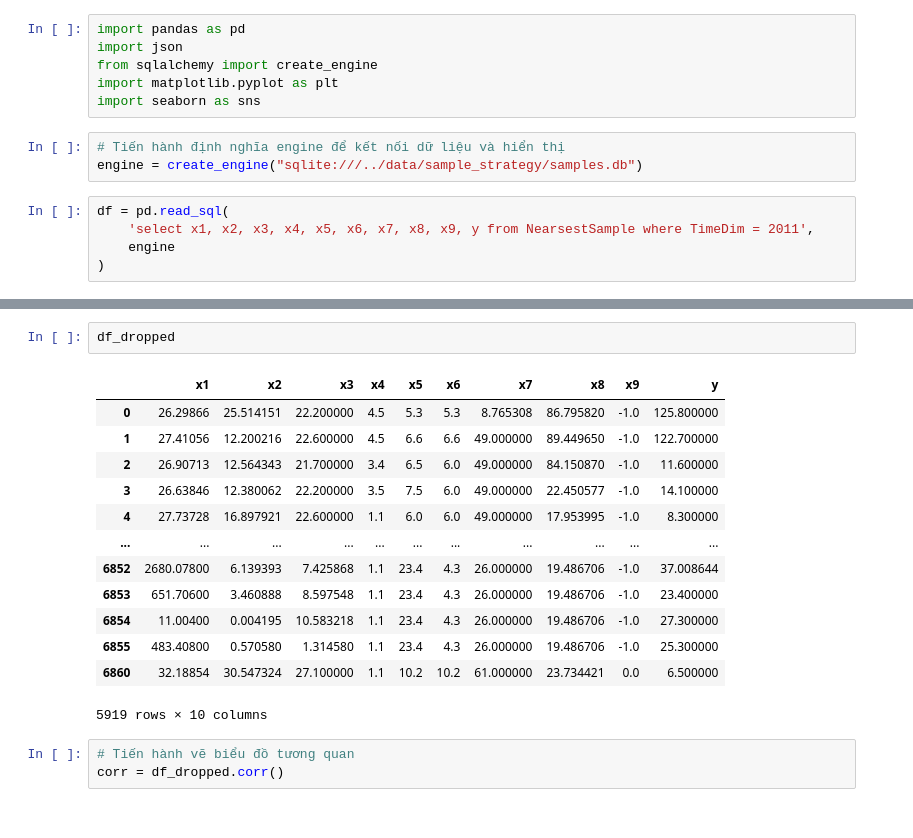
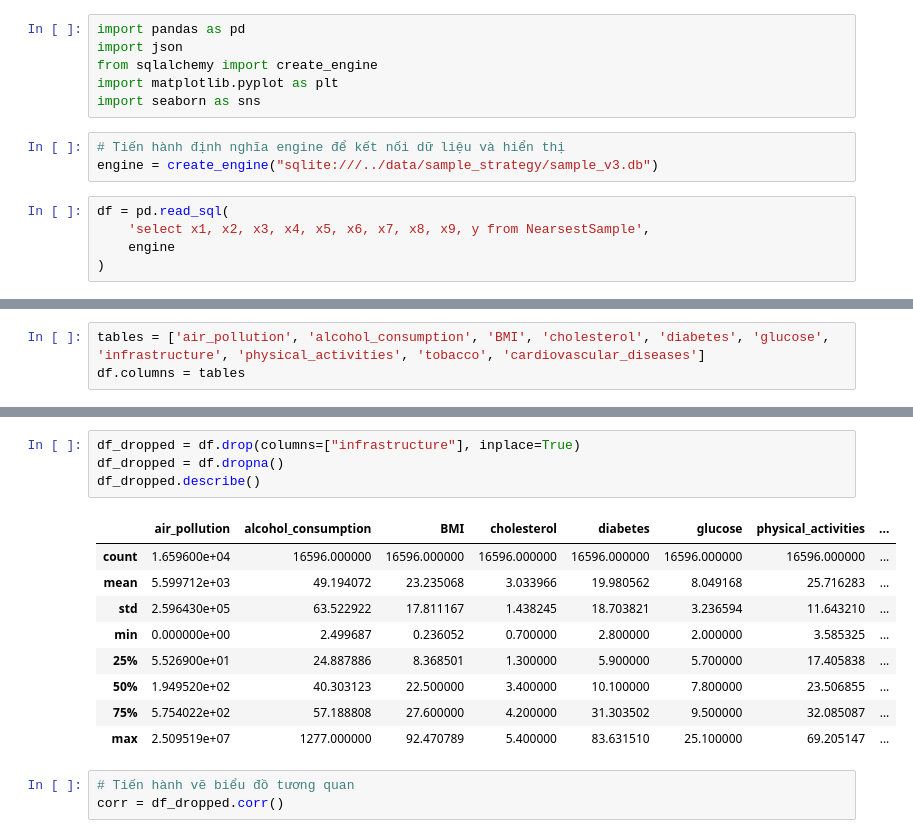
Before and after one commit to baolam/heart-disease-analysis, a Jupyter notebook: processing/check_var_sample.ipynb, the cells around one changed output, grey strips where cells are left out. Drawn from its saved outputs; the diff is of its cells as text.

```diff
--- a/processing/check_var_sample.ipynb
+++ b/processing/check_var_sample.ipynb
@@ -6,9 +6,9 @@ import matplotlib.pyplot as plt
 import seaborn as sns
 # %%
 # Tiến hành định nghĩa engine để kết nối dữ liệu và hiển thị
-engine = create_engine("sqlite:///../data/sample_strategy/samples.db")
+engine = create_engine("sqlite:///../data/sample_strategy/sample_v3.db")
 # %%
 df = pd.read_sql(
-    'select x1, x2, x3, x4, x5, x6, x7, x8, x9, y from NearsestSample where TimeDim = 2011',
+    'select x1, x2, x3, x4, x5, x6, x7, x8, x9, y from NearsestSample',
     engine
 )
@@ -38,0 +15,3 @@ df_dropped = df.dropna()
+# %%
+tables = ['air_pollution', 'alcohol_consumption', 'BMI', 'cholesterol', 'diabetes', 'glucose', 'infrastructure', 'physical_activities', 'tobacco', 'cardiovascular_diseases']
+df.columns = tables
@@ -39,19 +30,17 @@ df_dropped = df.dropna()
 # %%
-df_dropped
+df_dropped = df.drop(columns=["infrastructure"], inplace=True)
+df_dropped = df.dropna()
+df_dropped.describe()
 # %% [output]
-|  | x1 | x2 | x3 | x4 | x5 | x6 | x7 | x8 | x9 | y |
-| 0 | 26.29866 | 25.514151 | 22.200000 | 4.5 | 5.3 | 5.3 | 8.765308 | 86.795820 | -1.0 | 125.800000 |
-| 1 | 27.41056 | 12.200216 | 22.600000 | 4.5 | 6.6 | 6.6 | 49.000000 | 89.449650 | -1.0 | 122.700000 |
-| 2 | 26.90713 | 12.564343 | 21.700000 | 3.4 | 6.5 | 6.0 | 49.000000 | 84.150870 | -1.0 | 11.600000 |
-| 3 | 26.63846 | 12.380062 | 22.200000 | 3.5 | 7.5 | 6.0 | 49.000000 | 22.450577 | -1.0 | 14.100000 |
-| 4 | 27.73728 | 16.897921 | 22.600000 | 1.1 | 6.0 | 6.0 | 49.000000 | 17.953995 | -1.0 | 8.300000 |
-| ... | ... | ... | ... | ... | ... | ... | ... | ... | ... | ... |
-| 6852 | 2680.07800 | 6.139393 | 7.425868 | 1.1 | 23.4 | 4.3 | 26.000000 | 19.486706 | -1.0 | 37.008644 |
-| 6853 | 651.70600 | 3.460888 | 8.597548 | 1.1 | 23.4 | 4.3 | 26.000000 | 19.486706 | -1.0 | 23.400000 |
-| 6854 | 11.00400 | 0.004195 | 10.583218 | 1.1 | 23.4 | 4.3 | 26.000000 | 19.486706 | -1.0 | 27.300000 |
-| 6855 | 483.40800 | 0.570580 | 1.314580 | 1.1 | 23.4 | 4.3 | 26.000000 | 19.486706 | -1.0 | 25.300000 |
-| 6860 | 32.18854 | 30.547324 | 27.100000 | 1.1 | 10.2 | 10.2 | 61.000000 | 23.734421 | 0.0 | 6.500000 |
+|  | air_pollution | alcohol_consumption | BMI | cholesterol | diabetes | glucose | physical_activities | ... |
+| count | 1.659600e+04 | 16596.000000 | 16596.000000 | 16596.000000 | 16596.000000 | 16596.000000 | 16596.000000 | ... |
+| mean | 5.599712e+03 | 49.194072 | 23.235068 | 3.033966 | 19.980562 | 8.049168 | 25.716283 | ... |
+| std | 2.596430e+05 | 63.522922 | 17.811167 | 1.438245 | 18.703821 | 3.236594 | 11.643210 | ... |
+| min | 0.000000e+00 | 2.499687 | 0.236052 | 0.700000 | 2.800000 | 2.000000 | 3.585325 | ... |
+| 25% | 5.526900e+01 | 24.887886 | 8.368501 | 1.300000 | 5.900000 | 5.700000 | 17.405838 | ... |
+| 50% | 1.949520e+02 | 40.303123 | 22.500000 | 3.400000 | 10.100000 | 7.800000 | 23.506855 | ... |
+| 75% | 5.754022e+02 | 57.188808 | 27.600000 | 4.200000 | 31.303502 | 9.500000 | 32.085087 | ... |
+| max | 2.509519e+07 | 1277.000000 | 92.470789 | 5.400000 | 83.631510 | 25.100000 | 69.205147 | ... |
-5919 rows × 10 columns
 # %%
 # Tiến hành vẽ biểu đồ tương quan
 corr = df_dropped.corr()
```
Also changed, not shown: parts of 4 cells of this notebook, 6 other files.
